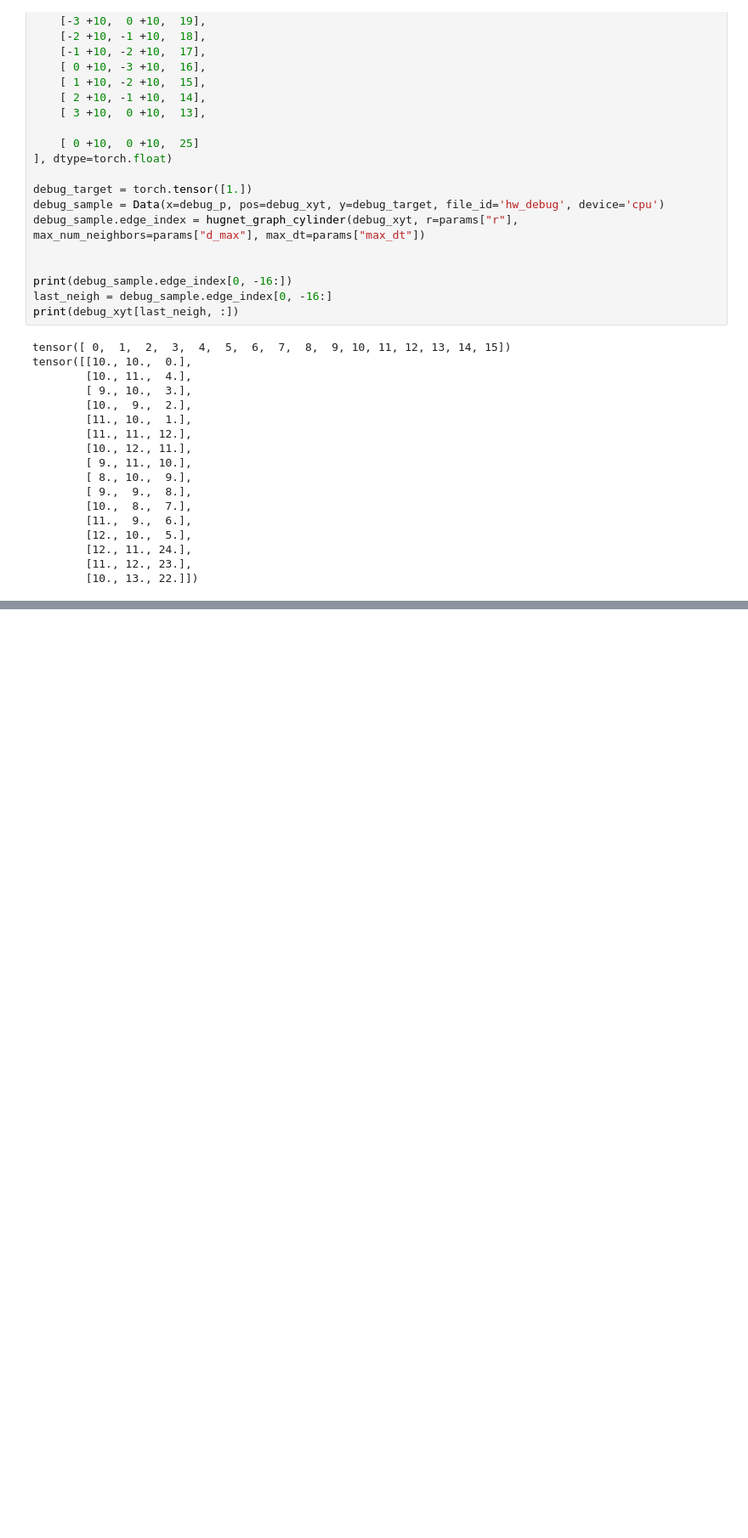
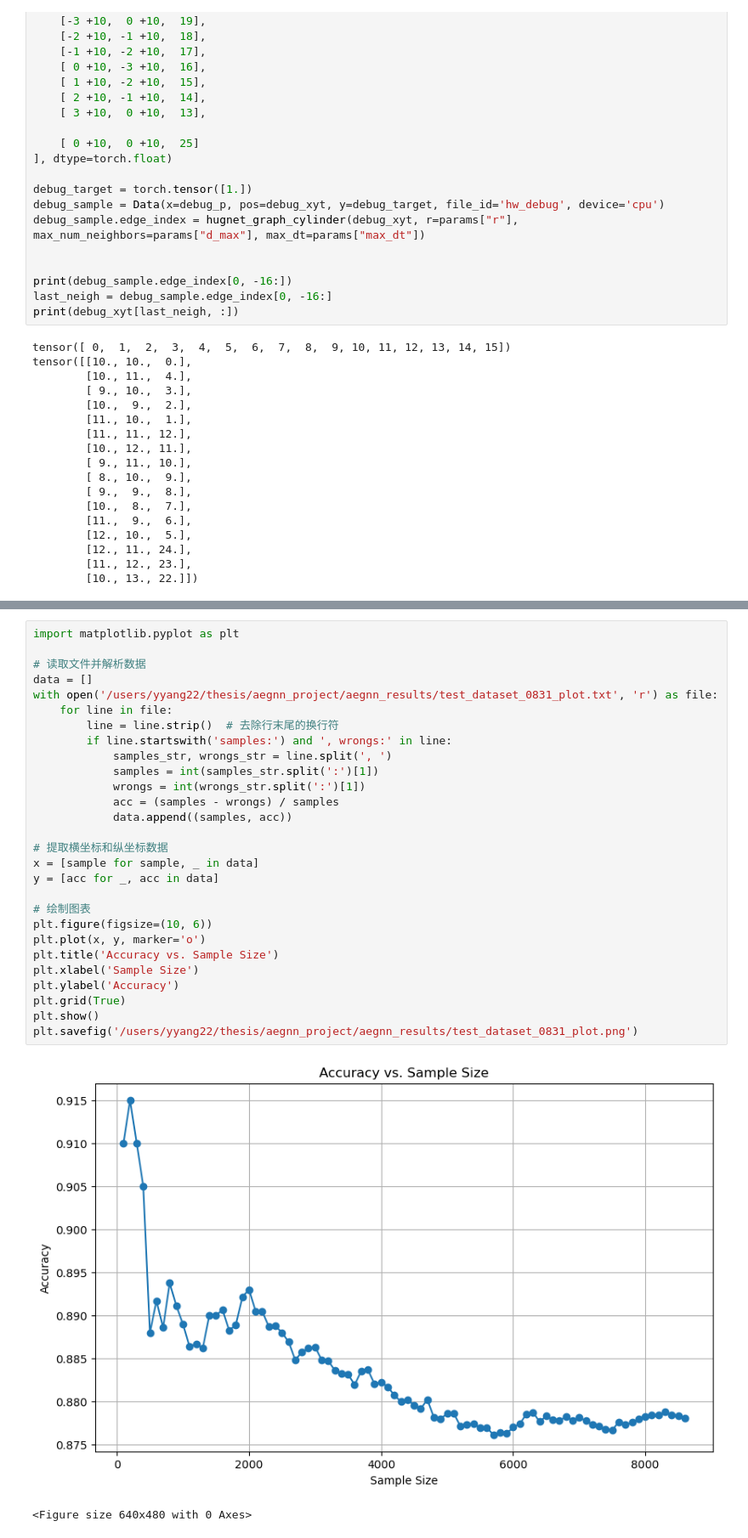
Before and after one commit to whybear0510/aegnn, a Jupyter notebook: scratch/scratch.ipynb, the cells around one changed output, grey strips where cells are left out. Shown at 85% size. Saved outputs shown, nothing was run; the diff lists cells and outputs as text; blank space fills up the shorter version.

```diff
--- a/scratch/scratch.ipynb
+++ b/scratch/scratch.ipynb
@@ -2607,0 +2672,31 @@ tensor([[10., 10.,  0.],
+# %%
+import matplotlib.pyplot as plt
+
+# 读取文件并解析数据
+data = []
+with open('/users/yyang22/thesis/aegnn_project/aegnn_results/test_dataset_0831_plot.txt', 'r') as file:
+    for line in file:
+        line = line.strip()  # 去除行末尾的换行符
+        if line.startswith('samples:') and ', wrongs:' in line:
+            samples_str, wrongs_str = line.split(', ')
+            samples = int(samples_str.split(':')[1])
+            wrongs = int(wrongs_str.split(':')[1])
+            acc = (samples - wrongs) / samples
+            data.append((samples, acc))
+
+# 提取横坐标和纵坐标数据
+x = [sample for sample, _ in data]
+y = [acc for _, acc in data]
+
+# 绘制图表
+plt.figure(figsize=(10, 6))
+plt.plot(x, y, marker='o')
+plt.title('Accuracy vs. Sample Size')
+plt.xlabel('Sample Size')
+plt.ylabel('Accuracy')
+plt.grid(True)
+plt.show()
+plt.savefig('/users/yyang22/thesis/aegnn_project/aegnn_results/test_dataset_0831_plot.png')
+# %% [output]
+[figure, added]
+<Figure size 640x480 with 0 Axes>
```
Also changed, not shown: parts of 3 cells of this notebook, 2 other files.
